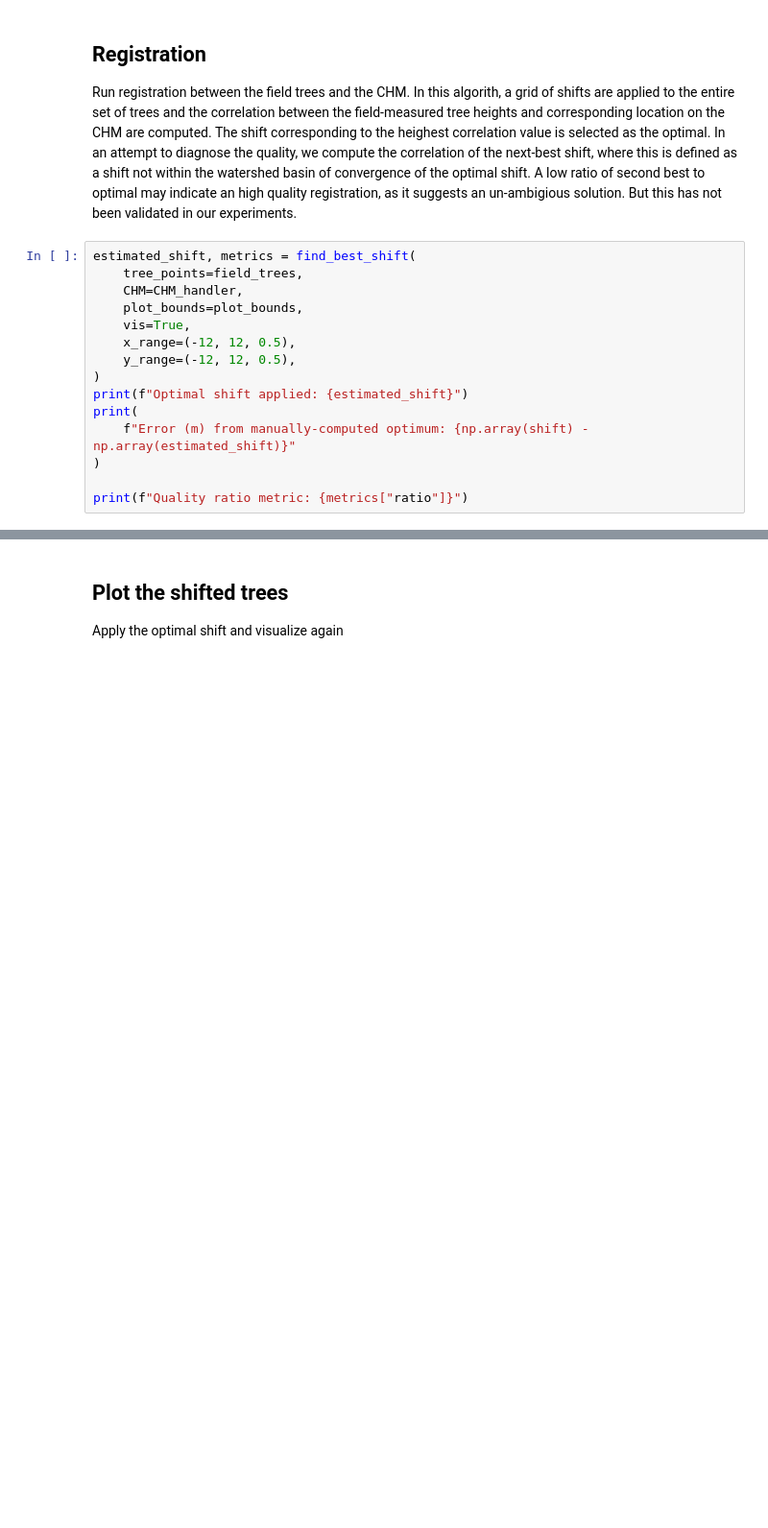
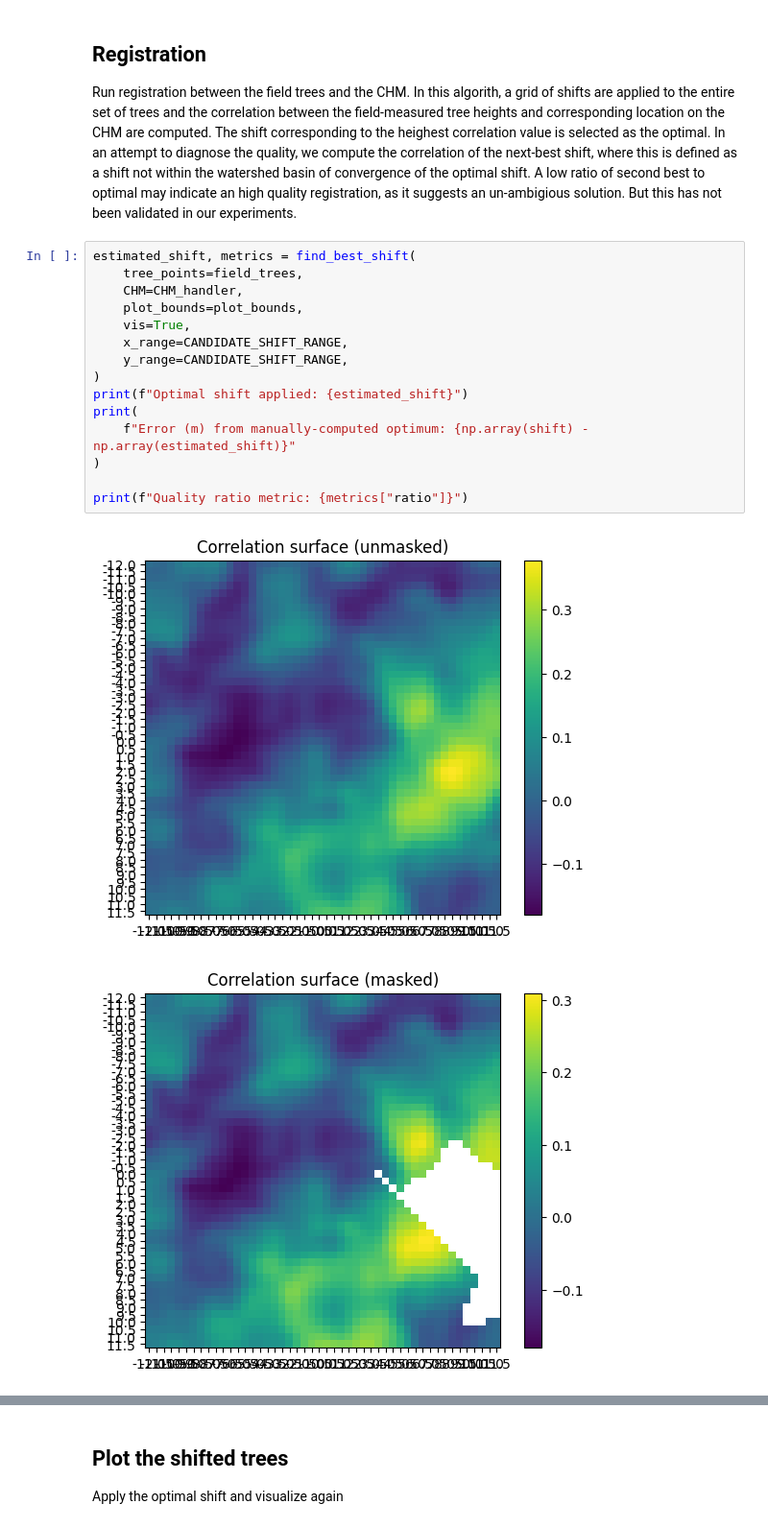
Before and after one commit to open-forest-observatory/tree-registration-and-matching, a Jupyter notebook: examples/example_registration_real_data_CHM.ipynb, the cells around one changed output, grey strips where cells are left out. Shown at 96% size. Drawn from its saved outputs; the diff is of its cells as text; blank space fills up the shorter version.

```diff
--- a/examples/example_registration_real_data_CHM.ipynb
+++ b/examples/example_registration_real_data_CHM.ipynb
@@ -77,15 +88,18 @@ Run registration between the field trees and the CHM. In this algorith, a grid o
 # %%
 estimated_shift, metrics = find_best_shift(
     tree_points=field_trees,
     CHM=CHM_handler,
     plot_bounds=plot_bounds,
     vis=True,
-    x_range=(-12, 12, 0.5),
-    y_range=(-12, 12, 0.5),
+    x_range=CANDIDATE_SHIFT_RANGE,
+    y_range=CANDIDATE_SHIFT_RANGE,
 )
 print(f"Optimal shift applied: {estimated_shift}")
 print(
     f"Error (m) from manually-computed optimum: {np.array(shift) - np.array(estimated_shift)}"
 )
 
 print(f"Quality ratio metric: {metrics["ratio"]}")
+# %% [output]
+[figure, added]
+[figure, added]
```
Also changed, not shown: parts of 6 cells of this notebook.
